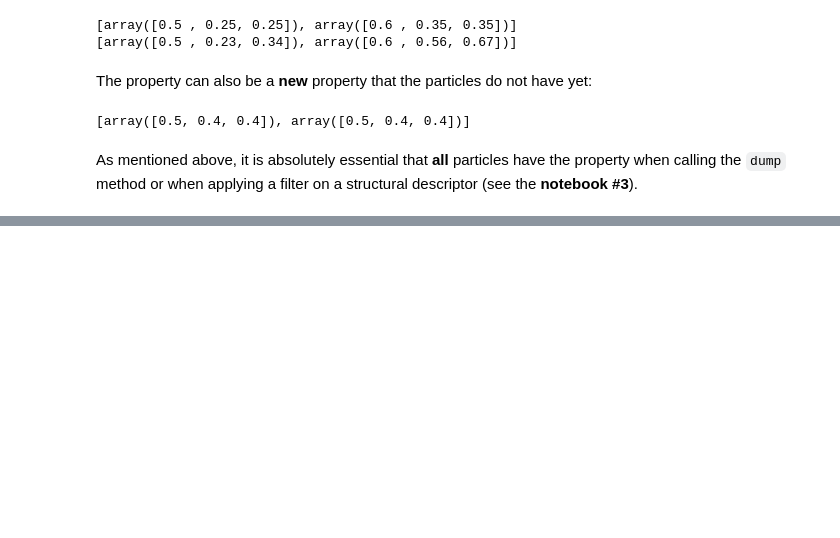
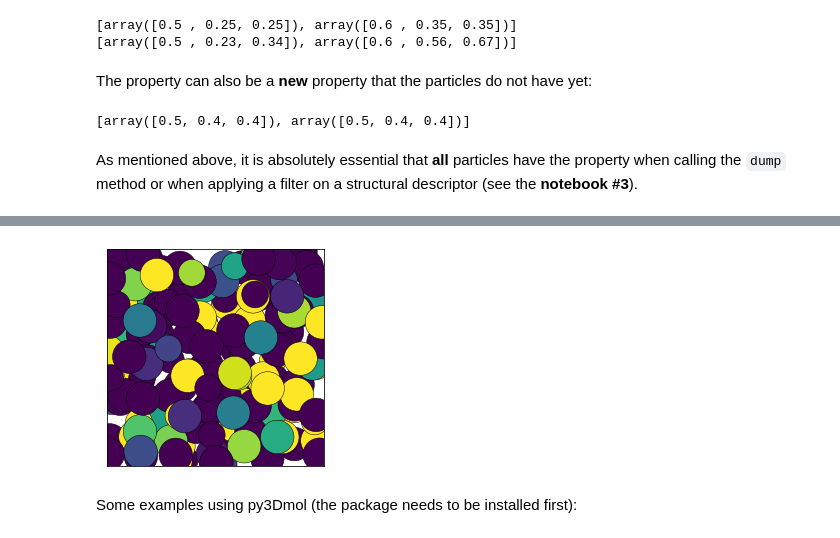
Before and after one commit to jorisparet/partycls, a Jupyter notebook: tutorial/1_trajectory.ipynb, the cells around one changed output, grey strips where cells are left out. Drawn from its saved outputs; the diff is of its cells as text; code cells hidden in the pictures; blank space fills up the shorter version.

```diff
--- a/tutorial/1_trajectory.ipynb
+++ b/tutorial/1_trajectory.ipynb
@@ -275,0 +313,11 @@ As mentioned above, it is absolutely essential that **all** particles have the p
+# %%
+# color particles according to an arbitrary *continuous* particle property
+# (for the example, we randomly assign a random float property to the particles)
+from numpy.random import normal
+rn = [normal() for i in range(150)]
+traj[0].set_property('random', rn)
+fig = traj.show(frame=0, color='random', cmap='viridis', show=True)
+# %% [output]
+[figure, added]
+# %% [markdown]
+Some examples using py3Dmol (the package needs to be installed first):
```
Also changed, not shown: parts of 11 cells of this notebook, 1 other file.
